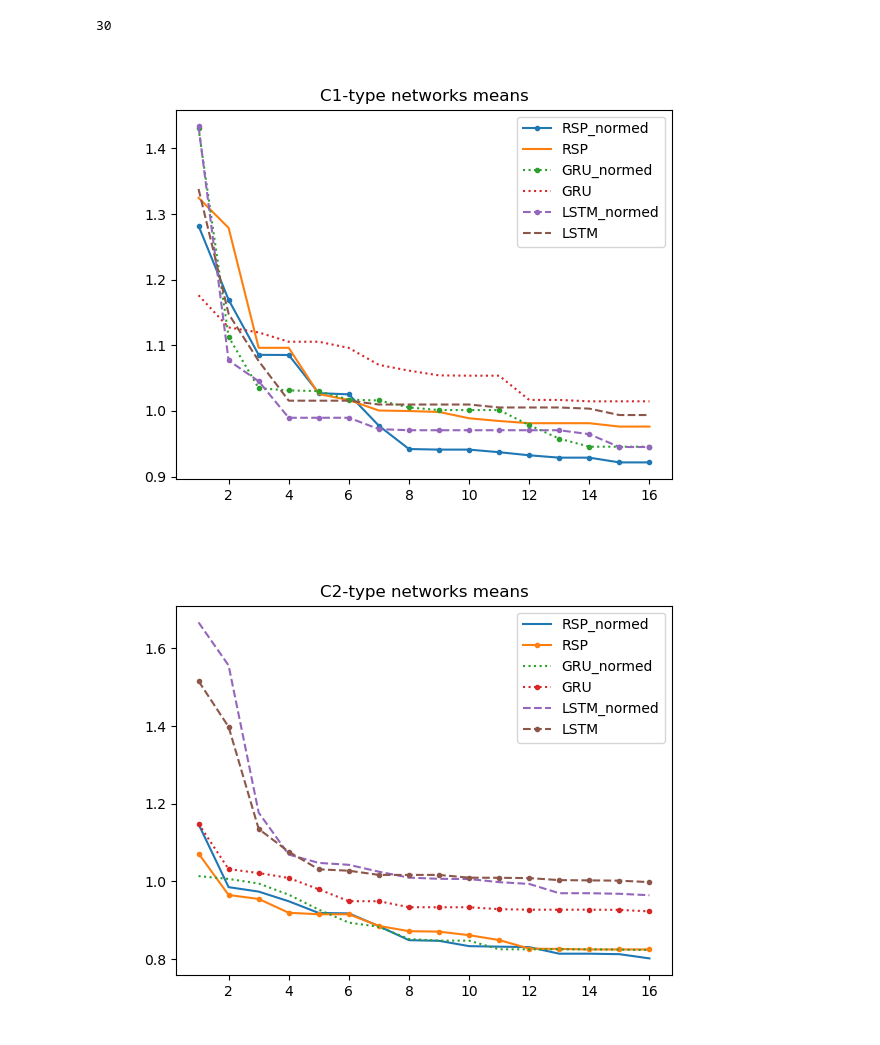
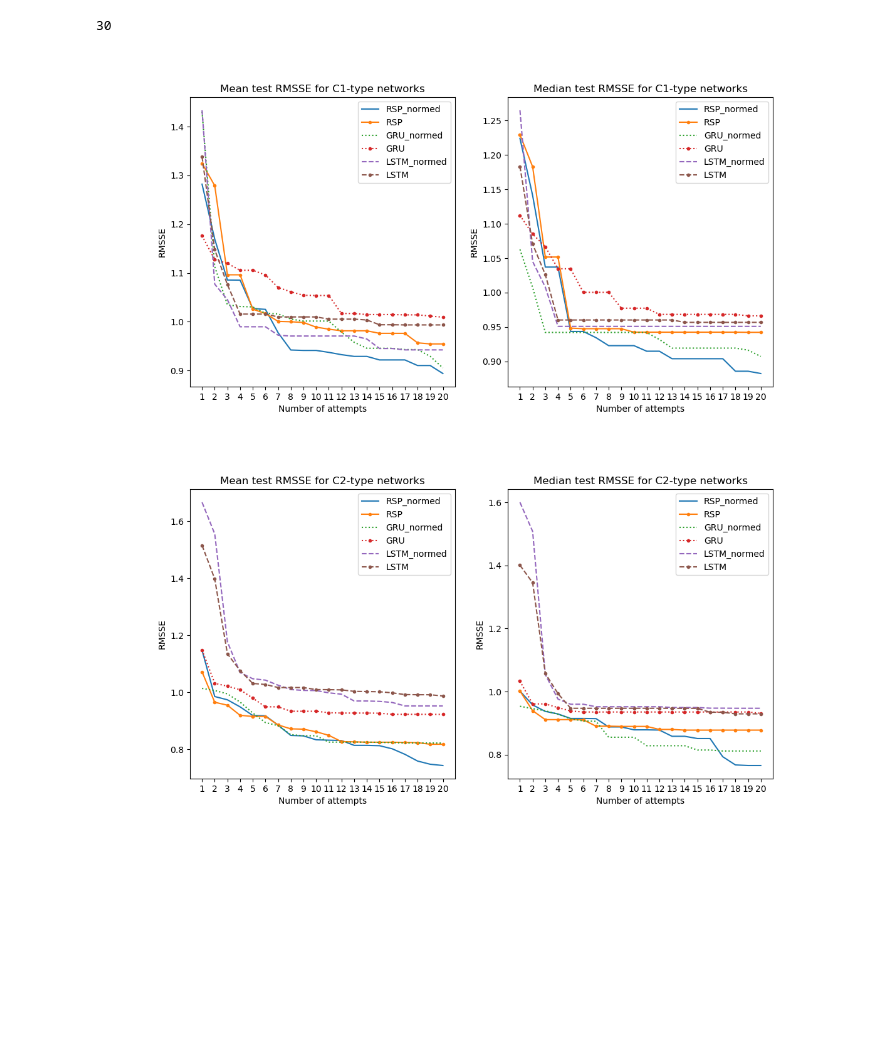
Before and after one commit to vladislav-horbatiuk/rspl_neuron_experiments, a Jupyter notebook: notebooks/compare_neurons_on_m5.ipynb, the cells around one changed output. Cells and saved outputs as stored; diff of their text form; code cells hidden in the pictures; blank space fills up the shorter version.

```diff
--- a/notebooks/compare_neurons_on_m5.ipynb
+++ b/notebooks/compare_neurons_on_m5.ipynb
@@ -342,10 +348,14 @@ plt.show()
 # %%
-all_errs = []
+errs_c2 = []
 for neuron_type in ALL_MODELS_EXT:
     key = get_cfg_as_tuple(CONFIGURATIONS[1]) + (neuron_type,)
-    all_errs.append(filtered_errs_by_neuron[key])
-fig, ax = plt.subplots()
-_ = ax.boxplot(all_errs, showfliers=False, tick_labels=ALL_MODELS_EXT, showmeans=True, notch=True)
-_ = ax.set_title('C2-type networks')
+    errs_c2.append(filtered_errs_by_neuron[key])
+fig, ax = plt.subplots(nrows=1, ncols=2, figsize=(12, 6), sharey=False)
+bp0 = ax[0].boxplot(errs_c2, showfliers=True, tick_labels=tick_labels, showmeans=True, notch=True, meanprops=meanprops)
+ax[0].set_title('C2-type networks test errors boxplots with outliers')
+ax[0].legend([bp0['medians'][0], bp0['means'][0]], ['median', 'mean'], loc='upper left')
+bp1 = ax[1].boxplot(errs_c2, showfliers=False, tick_labels=tick_labels, showmeans=True, notch=True, meanprops=meanprops)
+ax[1].set_title('C2-type networks test errors boxplots without outliers')
+ax[1].legend([bp1['medians'][0], bp1['means'][0]], ['median', 'mean'], loc='upper left')
 plt.show()
 # %% [output]
@@ -381,35 +378,60 @@ print(len(best_errs_by_neuron_and_num_attempts[get_cfg_as_tuple(CONFIGURATIONS[0
 # %%
 LINESTYLES_MAP = {
     'RSP': 'solid',
     'RSP_normed': 'solid',
     'GRU': 'dotted',
     'GRU_normed': 'dotted',
     'LSTM': 'dashed',
     'LSTM_normed': 'dashed',
-    'linear': 'dotted',
 }
 
-x_range = range(1, len(ALL_ATTEMTS_SEEDS) + 1 - NUM_TOP_VAL_ERRS_TO_FILTER)
-plt.figure()
-for nt in ALL_MODELS:#_EXT:
-    marker = ''
+x_range = range(1, len(ALL_ATTEMTS_SEEDS) + 1)
+fig, ax = plt.subplots(nrows=1, ncols=2, figsize=(12, 6), sharey=False)
+for nt in ALL_MODELS:
+    marker = '.'
     if 'normed' in nt:
-        marker = '.'
-    plt.plot(x_range, [np.mean(best_errs_by_neuron_and_num_attempts[get_cfg_as_tuple(CONFIGURATIONS[0]) + (nt, i)]) for i in x_range], label=nt, linestyle=LINESTYLES_MAP[nt], marker=marker)
-plt.legend(loc='upper right')
-plt.title('C1-type networks means')
+        marker = ''
+    ax[0].plot(x_range, [np.mean(best_errs_by_neuron_and_num_attempts[get_cfg_as_tuple(CONFIGURATIONS[0]) + (nt, i)]) for i in x_range], label=nt, linestyle=LINESTYLES_MAP[nt], marker=marker)
+for nt in ALL_MODELS:
+    marker = '.'
+    if 'normed' in nt:
+        marker = ''
+    ax[1].plot(x_range, [np.median(best_errs_by_neuron_and_num_attempts[get_cfg_as_tuple(CONFIGURATIONS[0]) + (nt, i)]) for i in x_range], label=nt, linestyle=LINESTYLES_MAP[nt], marker=marker)
+ax[0].set_xticks(x_range, x_range)
+ax[1].set_xticks(x_range, x_range)
+ax[0].set_xlabel('Number of attempts')
+ax[1].set_xlabel('Number of attempts')
+ax[0].set_ylabel('RMSSE')
+ax[1].set_ylabel('RMSSE')
+ax[0].legend(loc='upper right')
+ax[1].legend(loc='upper right')
+ax[0].set_title('Mean test RMSSE for C1-type networks')
+ax[1].set_title('Median test RMSSE for C1-type networks')
 plt.show()
 # %% [output]
-[figure, old version]
+[figure, new version]
 # %%
-plt.figure()
-for nt in ALL_MODELS:#_EXT:
+fig, ax = plt.subplots(nrows=1, ncols=2, figsize=(12, 6), sharey=False)
+for nt in ALL_MODELS:
     marker = '.'
     if 'normed' in nt:
         marker = ''
-    plt.plot(x_range, [np.mean(best_errs_by_neuron_and_num_attempts[get_cfg_as_tuple(CONFIGURATIONS[1]) + (nt, i)]) for i in x_range], label=nt, linestyle=LINESTYLES_MAP[nt], marker=marker)
-plt.legend(loc='upper right')
-plt.title('C2-type networks means')
+    ax[0].plot(x_range[:], [np.mean(best_errs_by_neuron_and_num_attempts[get_cfg_as_tuple(CONFIGURATIONS[1]) + (nt, i)]) for i in x_range[:]], label=nt, linestyle=LINESTYLES_MAP[nt], marker=marker)
+for nt in ALL_MODELS:
+    marker = '.'
+    if 'normed' in nt:
+        marker = ''
+    ax[1].plot(x_range, [np.median(best_errs_by_neuron_and_num_attempts[get_cfg_as_tuple(CONFIGURATIONS[1]) + (nt, i)]) for i in x_range], label=nt, linestyle=LINESTYLES_MAP[nt], marker=marker)
+ax[0].set_xticks(x_range, x_range)
+ax[1].set_xticks(x_range, x_range)
+ax[0].set_xlabel('Number of attempts')
+ax[1].set_xlabel('Number of attempts')
+ax[0].set_ylabel('RMSSE')
+ax[1].set_ylabel('RMSSE')
+ax[0].legend(loc='upper right')
+ax[1].legend(loc='upper right')
+ax[0].set_title('Mean test RMSSE for C2-type networks')
+ax[1].set_title('Median test RMSSE for C2-type networks')
 plt.show()
 # %% [output]
-[figure, old version]
+[figure, new version]
```
Also changed, not shown: parts of 6 cells of this notebook, 1 other file.
